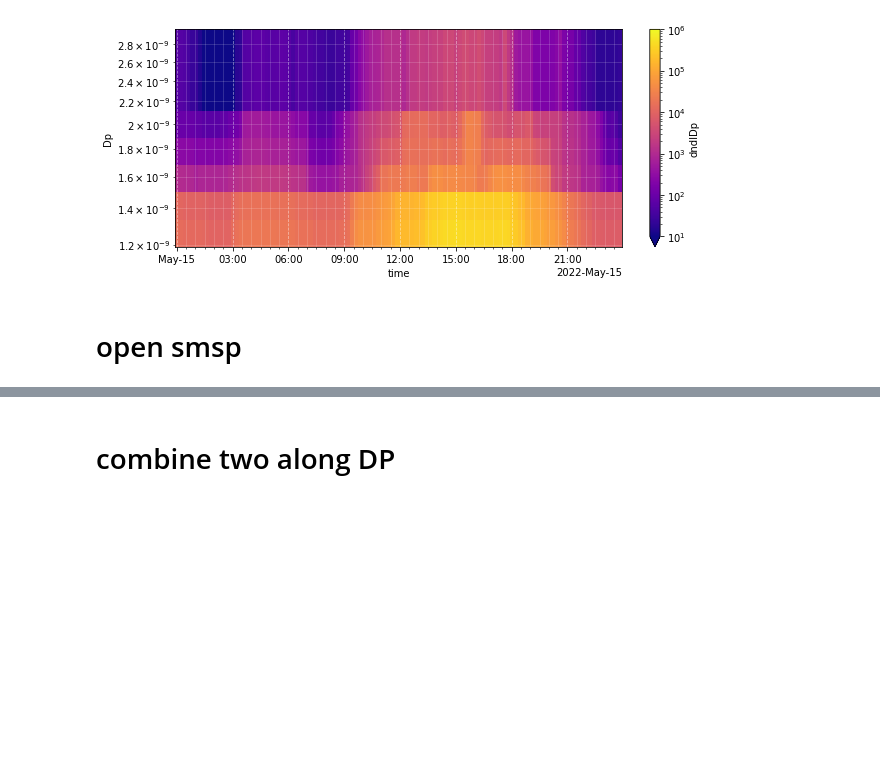
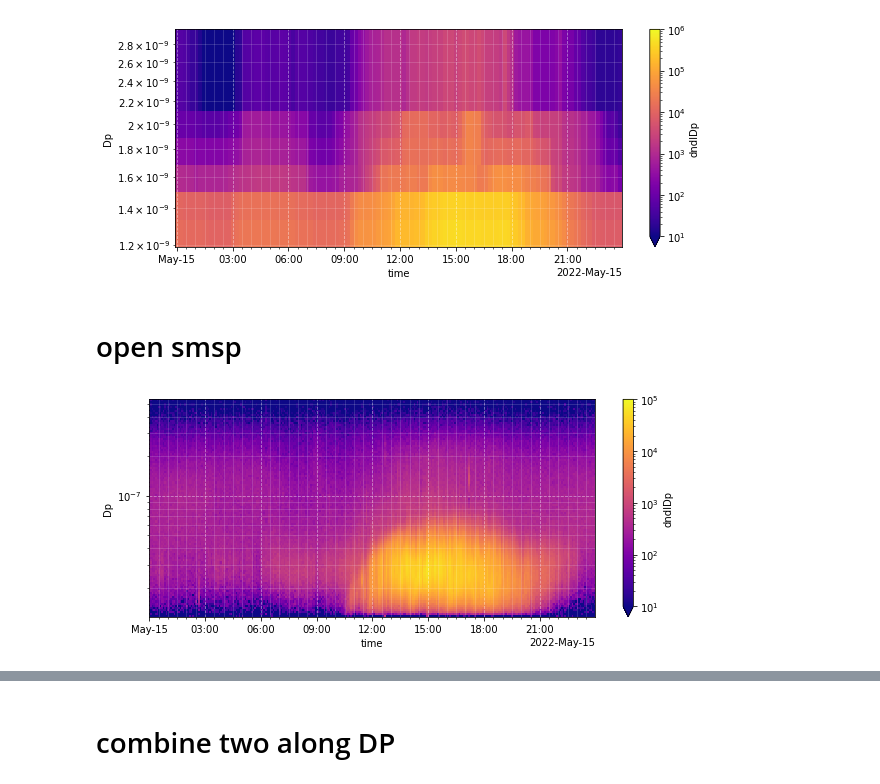
Before and after one commit to daliagachc/bnn-tools-repo, a Jupyter notebook: nbs/z020_cs_condensation_sink.ipynb, the cells around one changed output, grey strips where cells are left out. Drawn from its saved outputs; the diff is of its cells as text; code cells hidden in the pictures; blank space fills up the shorter version.

```diff
--- a/nbs/z020_cs_condensation_sink.ipynb
+++ b/nbs/z020_cs_condensation_sink.ipynb
@@ -162,4 +160,8 @@ ds_psm.bnn.plot_psd()
 p3 = os.path.join(_p,'example_data/202205101400_SMPS.txt')
 # %%
 ds_s = fu.open_smps2ds(p3).loc[{'time':'2022-05-15'}]
+# %%
+ds_s.bnn.plot_psd(vmax=1e5)
+# %% [output]
+[figure, added]
 # %%
```
Also changed, not shown: parts of 9 cells of this notebook, 5 other files.
